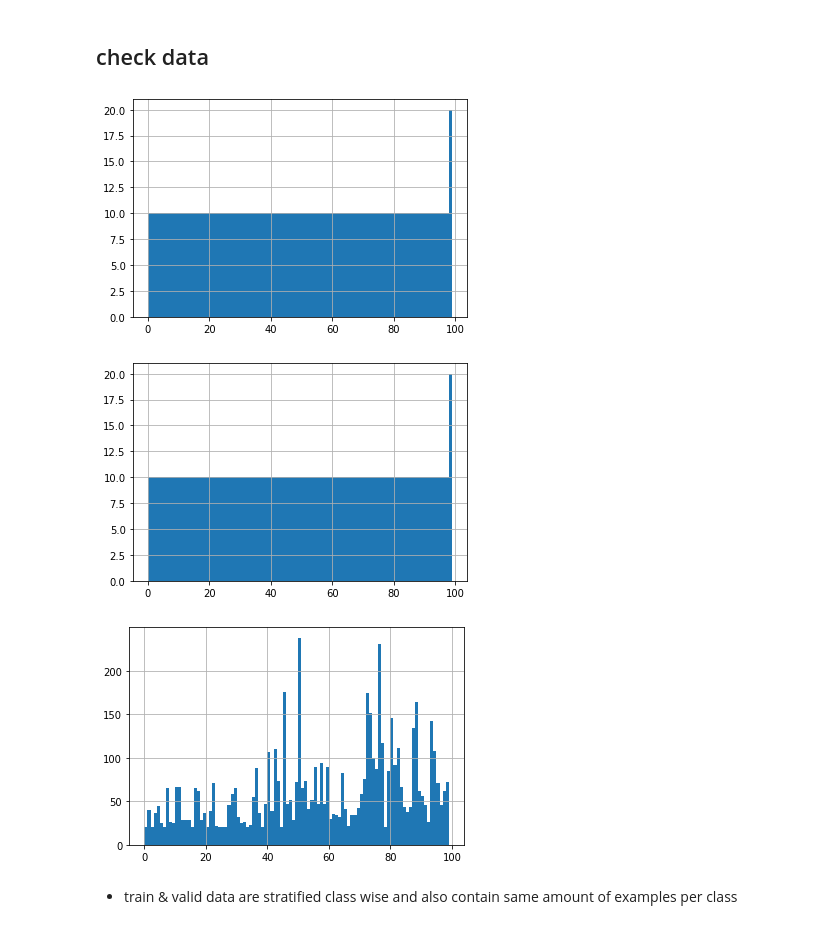
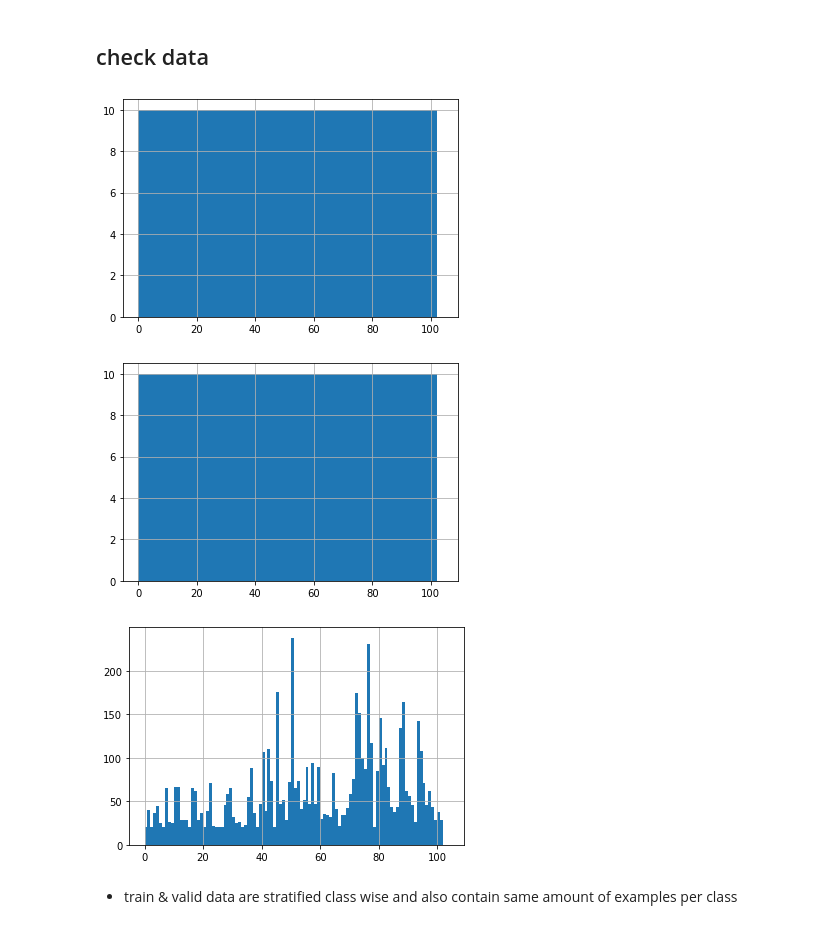
Before and after one commit to Pearcekieser/fastai_practice, a Jupyter notebook: notebooks/dl1/lesson1.ipynb, the cells around one changed output. Drawn from its saved outputs; the diff is of its cells as text; code cells hidden in the pictures.

```diff
--- a/notebooks/dl1/lesson1.ipynb
+++ b/notebooks/dl1/lesson1.ipynb
@@ -53,9 +61,9 @@ x
 # %% [markdown]
 - so they seem to have all images in `jpg` folder and each image has a corresponding `label` attached to it
 # %%
-train_labels = pd.read_csv('../../data/oxford-102-flowers/train.txt', delimiter=' ', header=None)
-valid_labels = pd.read_csv('../../data/oxford-102-flowers/valid.txt', delimiter=' ', header=None)
-test_labels = pd.read_csv('../../data/oxford-102-flowers/test.txt', delimiter=' ', header=None)
+train_labels = pd.read_csv('./data/oxford-102-flowers/train.txt', delimiter=' ', header=None)
+valid_labels = pd.read_csv('./data/oxford-102-flowers/valid.txt', delimiter=' ', header=None)
+test_labels = pd.read_csv('./data/oxford-102-flowers/test.txt', delimiter=' ', header=None)
 
 train_labels.columns = ['image', 'label']
 valid_labels.columns = ['image', 'label']
@@ -82,17 +90,17 @@ train_labels.head()
 # %% [markdown]
 ## check data
 # %%
-train_labels.label.hist(bins=range(0, 100));
+train_labels.label.hist(bins=range(0, 105));
 # %% [output]
-[figure, old version]
+[figure, new version]
 # %%
-valid_labels.label.hist(bins=range(0, 100));
+valid_labels.label.hist(bins=range(0, 105));
 # %% [output]
-[figure, old version]
+[figure, new version]
 # %%
-test_labels.label.hist(bins=range(0, 100));
+test_labels.label.hist(bins=range(0, 105));
 # %% [output]
-[figure, old version]
+[figure, new version]
 # %% [markdown]
 - train & valid data are stratified class wise and also contain same amount of examples per class
 # %%
```
Also changed, not shown: parts of 27 cells of this notebook, 10 other files.
